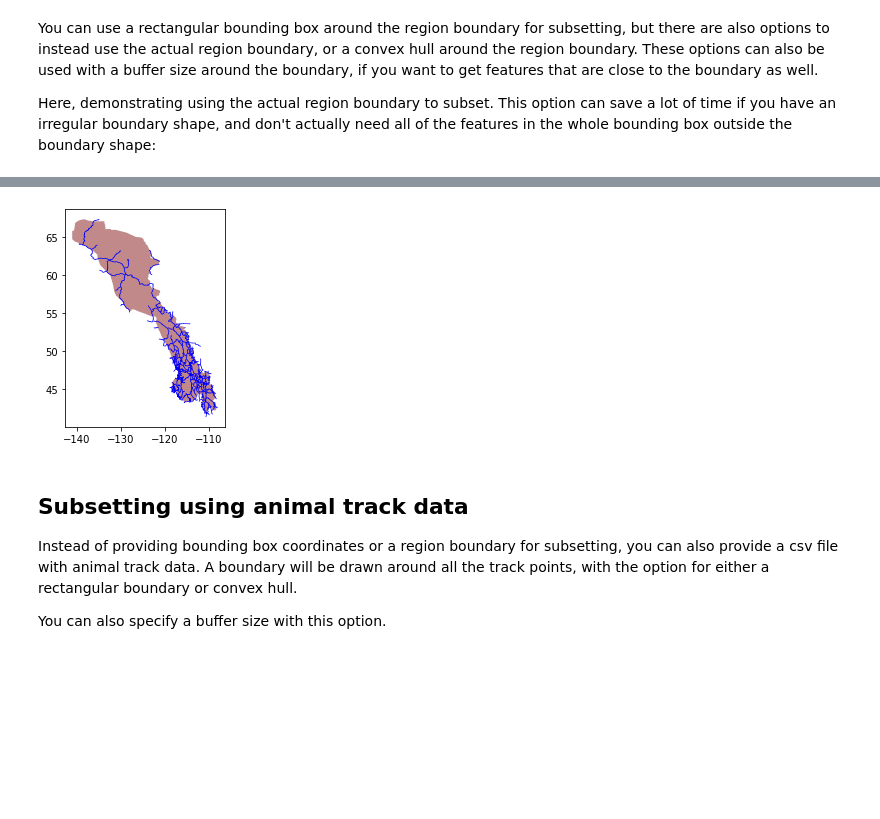
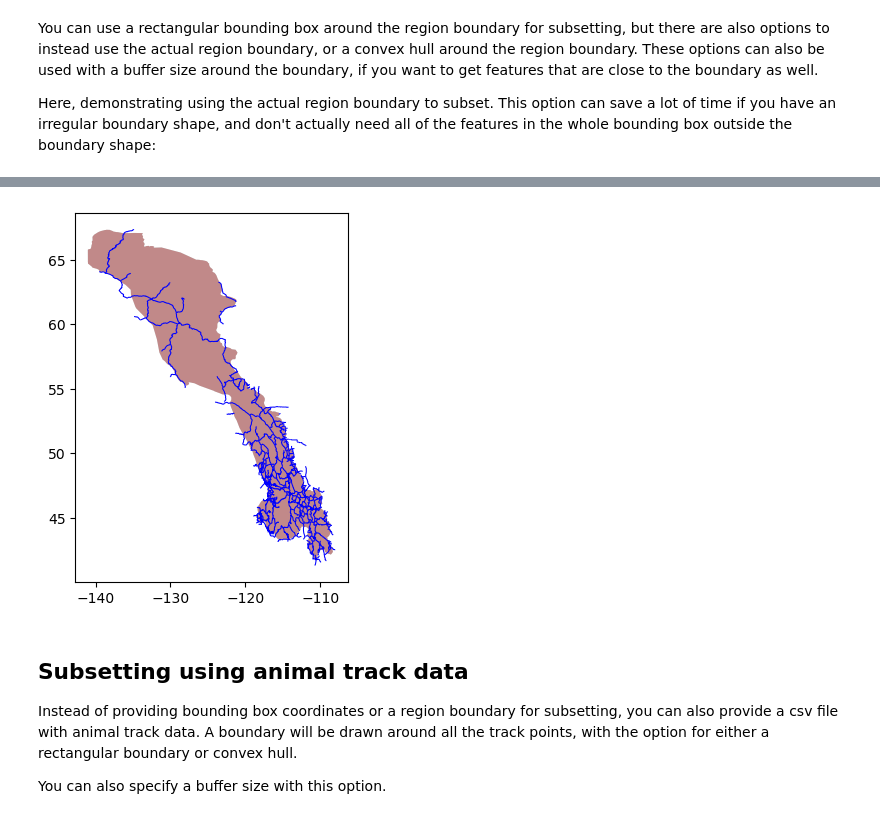
Before and after one commit to jemissik/ecodata, a Jupyter notebook: docs/index.ipynb, the cells around one changed output, grey strips where cells are left out. Cells and saved outputs as stored; diff of their text form; code cells hidden in the pictures; blank space fills up the shorter version.

```diff
--- a/docs/index.ipynb
+++ b/docs/index.ipynb
@@ -100,7 +97,7 @@ Wall time: 2.28 s
 # %%
-plot_subset(roads_subset, boundary, y2y_border=y2y.to_crs(roads_subset.crs))
+pmv.plot_subset(roads_subset, boundary, bounding_geom=y2y.to_crs(roads_subset.crs))
 # %% [output]
-[figure, old version]
+[figure, new version]
 # %%
 del roads_subset, boundary
 # %% [markdown]
```
Also changed, not shown: parts of 9 cells of this notebook, 3 other files.
